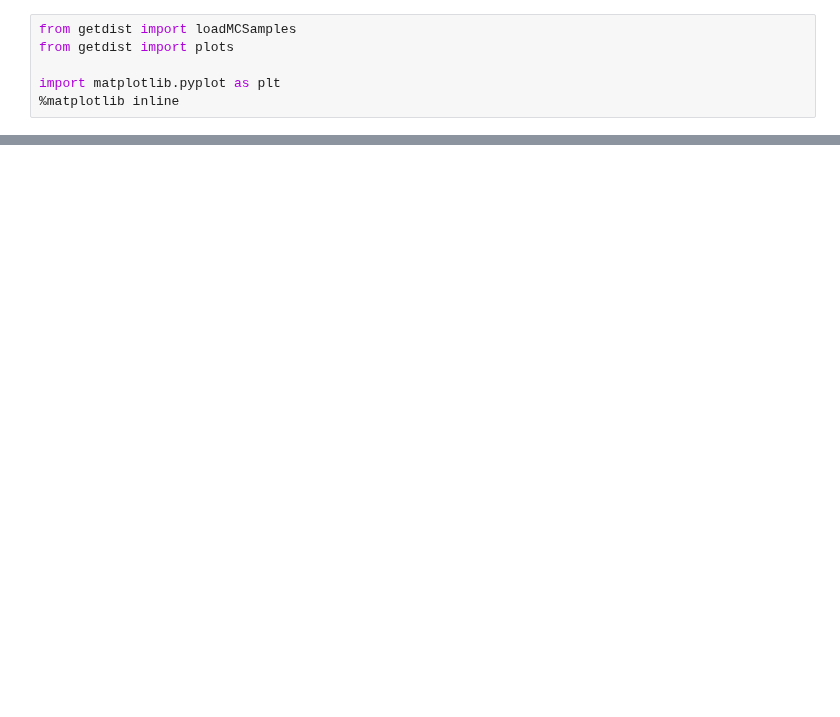
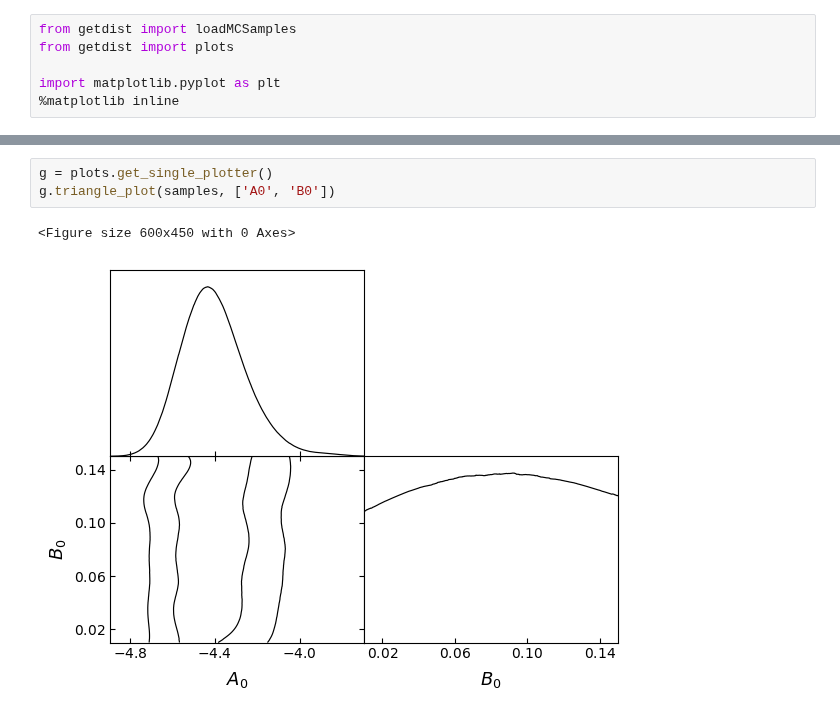
Before and after one commit to inigozubeldia/cosmocnc, a Jupyter notebook: tutorials/check_chains.ipynb, the cells around one changed output, grey strips where cells are left out. Drawn from its saved outputs; the diff is of its cells as text; blank space fills up the shorter version.

```diff
--- a/tutorials/check_chains.ipynb
+++ b/tutorials/check_chains.ipynb
@@ -12,0 +9,6 @@ Removed no burn in
+# %%
+g = plots.get_single_plotter()
+g.triangle_plot(samples, ['A0', 'B0'])
+# %% [output]
+<Figure size 600x450 with 0 Axes>
+[figure, added]
```
Also changed, not shown: parts of 16 cells of this notebook, 2 other files.
